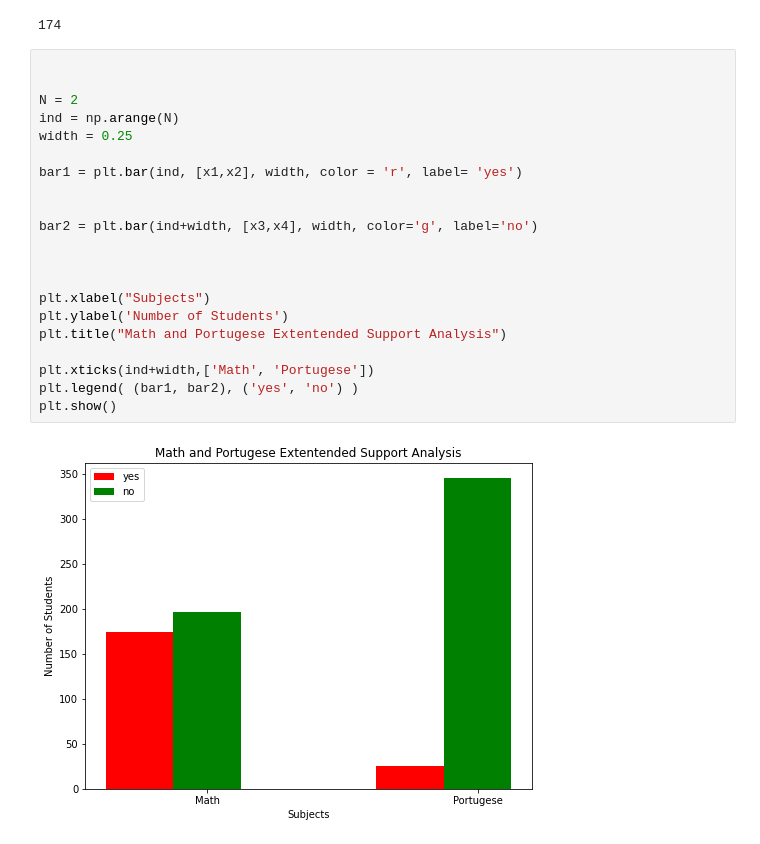
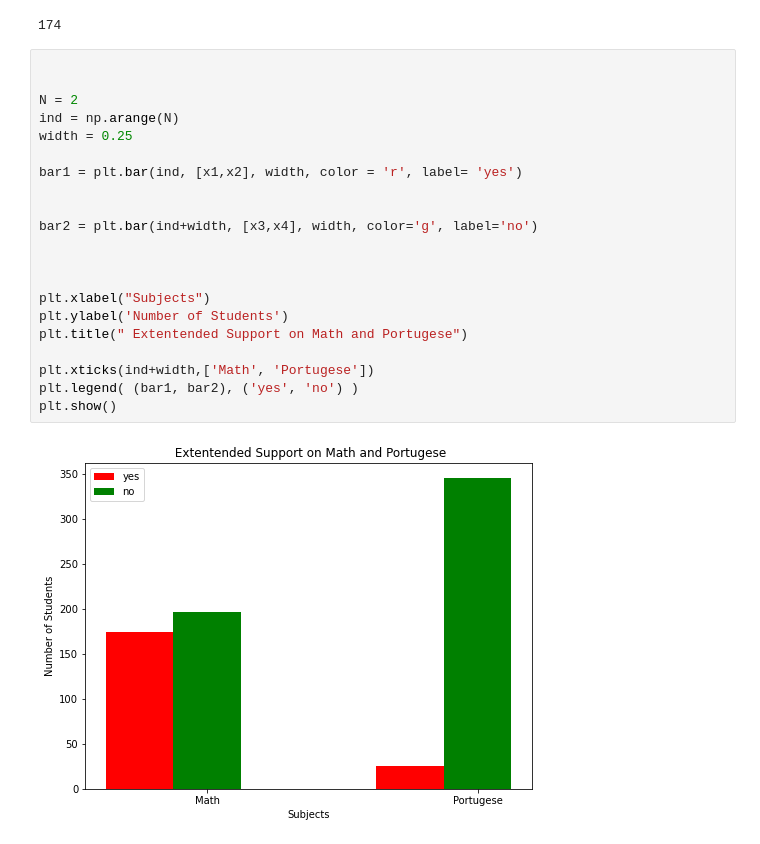
Before and after one commit to panlovelyda/project-one, a Jupyter notebook: AlcoholPy.ipynb, the cells around one changed output. Saved outputs shown, nothing was run; the diff lists cells and outputs as text.

```diff
--- a/AlcoholPy.ipynb
+++ b/AlcoholPy.ipynb
@@ -110,23 +110,23 @@ x4 = students_df.loc[students_df["paid_por"]=="no","paid_por"].count()
 # %%
 
 
 N = 2
 ind = np.arange(N)
 width = 0.25
 
 bar1 = plt.bar(ind, [x1,x2], width, color = 'r', label= 'yes')
 
 
 bar2 = plt.bar(ind+width, [x3,x4], width, color='g', label='no')
 
 
 
 plt.xlabel("Subjects")
 plt.ylabel('Number of Students')
-plt.title("Math and Portugese Extentended Support Analysis")
+plt.title(" Extentended Support on Math and Portugese")
 
 plt.xticks(ind+width,['Math', 'Portugese'])
 plt.legend( (bar1, bar2), ('yes', 'no') )
 plt.show()
 # %% [output]
-[figure, old version]
+[figure, new version]
```
Also changed, not shown: parts of 1 cell of this notebook.
